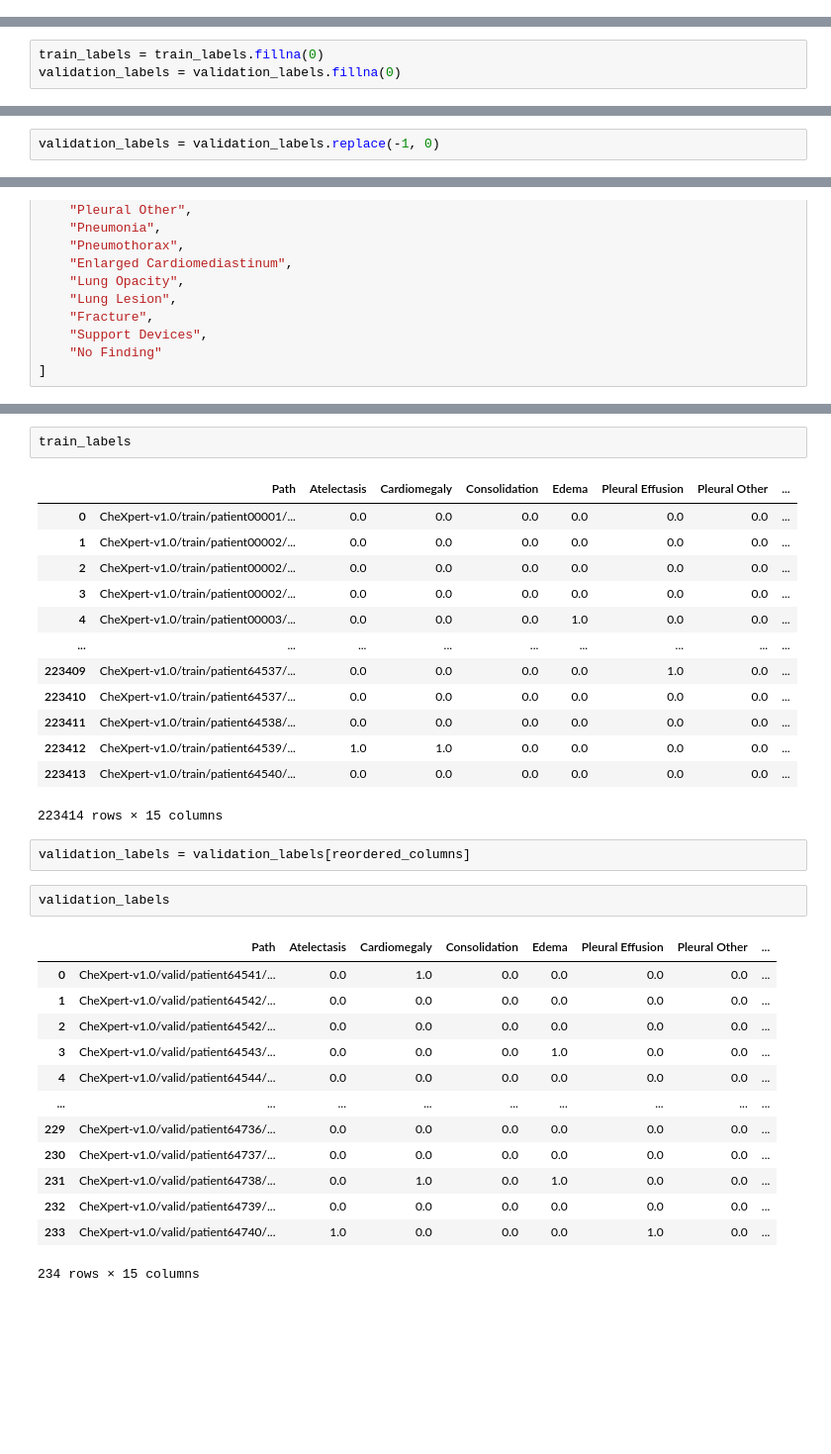
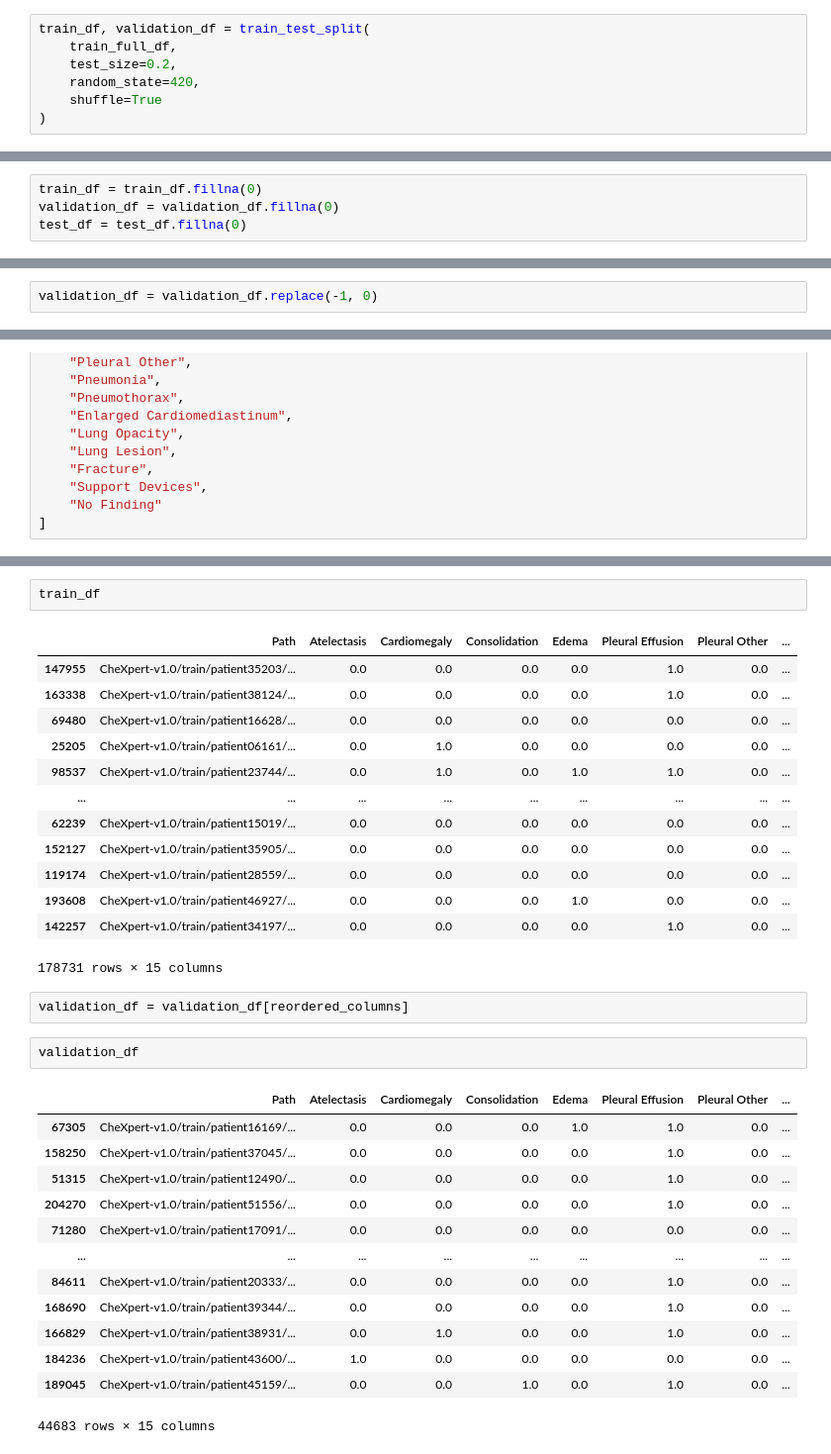
Before and after one commit to tamerthamoqa/CheXpert-multilabel-classification-tensorflow, a Jupyter notebook: misc/creating_train_validation_csv_labels/creating_train_validation_labels_u-zeroes.ipynb, the cells around one changed output, grey strips where cells are left out. Shown: that part at 99% size. Cells and saved outputs as stored; diff of their text form; blank space fills up the shorter version.

```diff
--- a/misc/creating_train_validation_csv_labels/creating_train_validation_labels_u-zeroes.ipynb
+++ b/misc/creating_train_validation_csv_labels/creating_train_validation_labels_u-zeroes.ipynb
@@ -77,0 +86,7 @@ validation_labels["Path"][0]
+# %%
+train_df, validation_df = train_test_split(
+    train_full_df,
+    test_size=0.2,
+    random_state=420,
+    shuffle=True
+)
@@ -118,4 +231,5 @@ count_lateral_validation / len(validation_labels)
 # %%
-train_labels = train_labels.fillna(0)
-validation_labels = validation_labels.fillna(0)
+train_df = train_df.fillna(0)
+validation_df = validation_df.fillna(0)
+test_df = test_df.fillna(0)
 # %%
@@ -171,3 +301,3 @@ train_labels
 # %%
-validation_labels = validation_labels.replace(-1, 0)
+validation_df = validation_df.replace(-1, 0)
 # %%
@@ -211,34 +359,34 @@ train_labels = train_labels[reordered_columns]
 # %%
-train_labels
+train_df
 # %% [output]
 |  | Path | Atelectasis | Cardiomegaly | Consolidation | Edema | Pleural Effusion | Pleural Other | ... |
-| 0 | CheXpert-v1.0/train/patient00001/... | 0.0 | 0.0 | 0.0 | 0.0 | 0.0 | 0.0 | ... |
-| 1 | CheXpert-v1.0/train/patient00002/... | 0.0 | 0.0 | 0.0 | 0.0 | 0.0 | 0.0 | ... |
-| 2 | CheXpert-v1.0/train/patient00002/... | 0.0 | 0.0 | 0.0 | 0.0 | 0.0 | 0.0 | ... |
-| 3 | CheXpert-v1.0/train/patient00002/... | 0.0 | 0.0 | 0.0 | 0.0 | 0.0 | 0.0 | ... |
-| 4 | CheXpert-v1.0/train/patient00003/... | 0.0 | 0.0 | 0.0 | 1.0 | 0.0 | 0.0 | ... |
+| 147955 | CheXpert-v1.0/train/patient35203/... | 0.0 | 0.0 | 0.0 | 0.0 | 1.0 | 0.0 | ... |
+| 163338 | CheXpert-v1.0/train/patient38124/... | 0.0 | 0.0 | 0.0 | 0.0 | 1.0 | 0.0 | ... |
+| 69480 | CheXpert-v1.0/train/patient16628/... | 0.0 | 0.0 | 0.0 | 0.0 | 0.0 | 0.0 | ... |
+| 25205 | CheXpert-v1.0/train/patient06161/... | 0.0 | 1.0 | 0.0 | 0.0 | 0.0 | 0.0 | ... |
+| 98537 | CheXpert-v1.0/train/patient23744/... | 0.0 | 1.0 | 0.0 | 1.0 | 1.0 | 0.0 | ... |
 | ... | ... | ... | ... | ... | ... | ... | ... | ... |
-| 223409 | CheXpert-v1.0/train/patient64537/... | 0.0 | 0.0 | 0.0 | 0.0 | 1.0 | 0.0 | ... |
-| 223410 | CheXpert-v1.0/train/patient64537/... | 0.0 | 0.0 | 0.0 | 0.0 | 0.0 | 0.0 | ... |
-| 223411 | CheXpert-v1.0/train/patient64538/... | 0.0 | 0.0 | 0.0 | 0.0 | 0.0 | 0.0 | ... |
-| 223412 | CheXpert-v1.0/train/patient64539/... | 1.0 | 1.0 | 0.0 | 0.0 | 0.0 | 0.0 | ... |
-| 223413 | CheXpert-v1.0/train/patient64540/... | 0.0 | 0.0 | 0.0 | 0.0 | 0.0 | 0.0 | ... |
+| 62239 | CheXpert-v1.0/train/patient15019/... | 0.0 | 0.0 | 0.0 | 0.0 | 0.0 | 0.0 | ... |
+| 152127 | CheXpert-v1.0/train/patient35905/... | 0.0 | 0.0 | 0.0 | 0.0 | 0.0 | 0.0 | ... |
+| 119174 | CheXpert-v1.0/train/patient28559/... | 0.0 | 0.0 | 0.0 | 0.0 | 0.0 | 0.0 | ... |
+| 193608 | CheXpert-v1.0/train/patient46927/... | 0.0 | 0.0 | 0.0 | 1.0 | 0.0 | 0.0 | ... |
+| 142257 | CheXpert-v1.0/train/patient34197/... | 0.0 | 0.0 | 0.0 | 0.0 | 1.0 | 0.0 | ... |
-223414 rows × 15 columns
+178731 rows × 15 columns
 # %%
-validation_labels = validation_labels[reordered_columns]
+validation_df = validation_df[reordered_columns]
 # %%
-validation_labels
+validation_df
 # %% [output]
 |  | Path | Atelectasis | Cardiomegaly | Consolidation | Edema | Pleural Effusion | Pleural Other | ... |
-| 0 | CheXpert-v1.0/valid/patient64541/... | 0.0 | 1.0 | 0.0 | 0.0 | 0.0 | 0.0 | ... |
-| 1 | CheXpert-v1.0/valid/patient64542/... | 0.0 | 0.0 | 0.0 | 0.0 | 0.0 | 0.0 | ... |
-| 2 | CheXpert-v1.0/valid/patient64542/... | 0.0 | 0.0 | 0.0 | 0.0 | 0.0 | 0.0 | ... |
-| 3 | CheXpert-v1.0/valid/patient64543/... | 0.0 | 0.0 | 0.0 | 1.0 | 0.0 | 0.0 | ... |
-| 4 | CheXpert-v1.0/valid/patient64544/... | 0.0 | 0.0 | 0.0 | 0.0 | 0.0 | 0.0 | ... |
+| 67305 | CheXpert-v1.0/train/patient16169/... | 0.0 | 0.0 | 0.0 | 1.0 | 1.0 | 0.0 | ... |
+| 158250 | CheXpert-v1.0/train/patient37045/... | 0.0 | 0.0 | 0.0 | 0.0 | 1.0 | 0.0 | ... |
+| 51315 | CheXpert-v1.0/train/patient12490/... | 0.0 | 0.0 | 0.0 | 0.0 | 1.0 | 0.0 | ... |
+| 204270 | CheXpert-v1.0/train/patient51556/... | 0.0 | 0.0 | 0.0 | 0.0 | 1.0 | 0.0 | ... |
+| 71280 | CheXpert-v1.0/train/patient17091/... | 0.0 | 0.0 | 0.0 | 0.0 | 0.0 | 0.0 | ... |
 | ... | ... | ... | ... | ... | ... | ... | ... | ... |
-| 229 | CheXpert-v1.0/valid/patient64736/... | 0.0 | 0.0 | 0.0 | 0.0 | 0.0 | 0.0 | ... |
-| 230 | CheXpert-v1.0/valid/patient64737/... | 0.0 | 0.0 | 0.0 | 0.0 | 0.0 | 0.0 | ... |
-| 231 | CheXpert-v1.0/valid/patient64738/... | 0.0 | 1.0 | 0.0 | 1.0 | 0.0 | 0.0 | ... |
-| 232 | CheXpert-v1.0/valid/patient64739/... | 0.0 | 0.0 | 0.0 | 0.0 | 0.0 | 0.0 | ... |
-| 233 | CheXpert-v1.0/valid/patient64740/... | 1.0 | 0.0 | 0.0 | 0.0 | 1.0 | 0.0 | ... |
+| 84611 | CheXpert-v1.0/train/patient20333/... | 0.0 | 0.0 | 0.0 | 0.0 | 1.0 | 0.0 | ... |
+| 168690 | CheXpert-v1.0/train/patient39344/... | 0.0 | 0.0 | 0.0 | 0.0 | 1.0 | 0.0 | ... |
+| 166829 | CheXpert-v1.0/train/patient38931/... | 0.0 | 1.0 | 0.0 | 0.0 | 1.0 | 0.0 | ... |
+| 184236 | CheXpert-v1.0/train/patient43600/... | 1.0 | 0.0 | 0.0 | 0.0 | 0.0 | 0.0 | ... |
+| 189045 | CheXpert-v1.0/train/patient45159/... | 0.0 | 0.0 | 1.0 | 0.0 | 1.0 | 0.0 | ... |
-234 rows × 15 columns
+44683 rows × 15 columns
```
Also changed, not shown: parts of 218 cells of this notebook.
